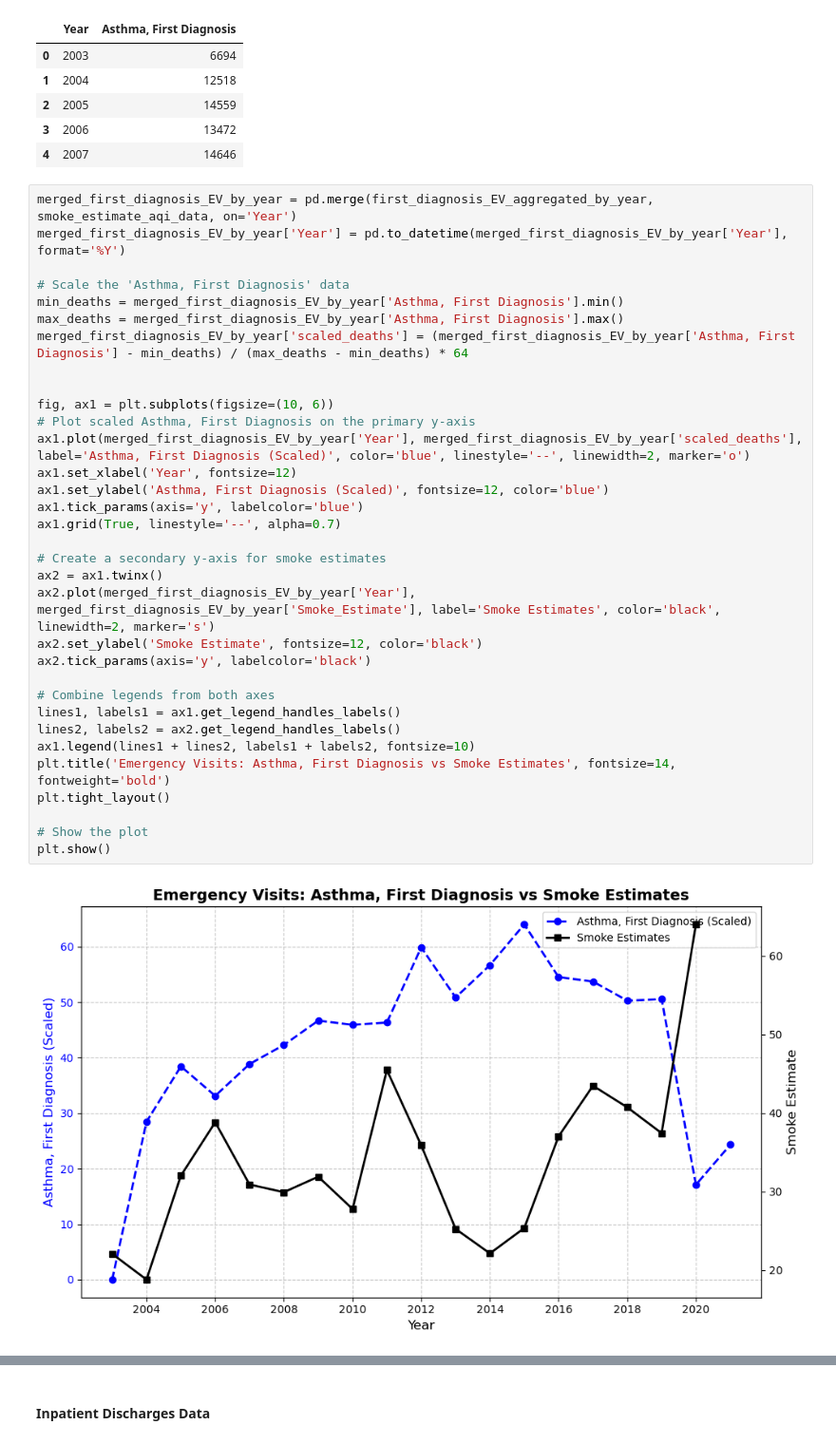
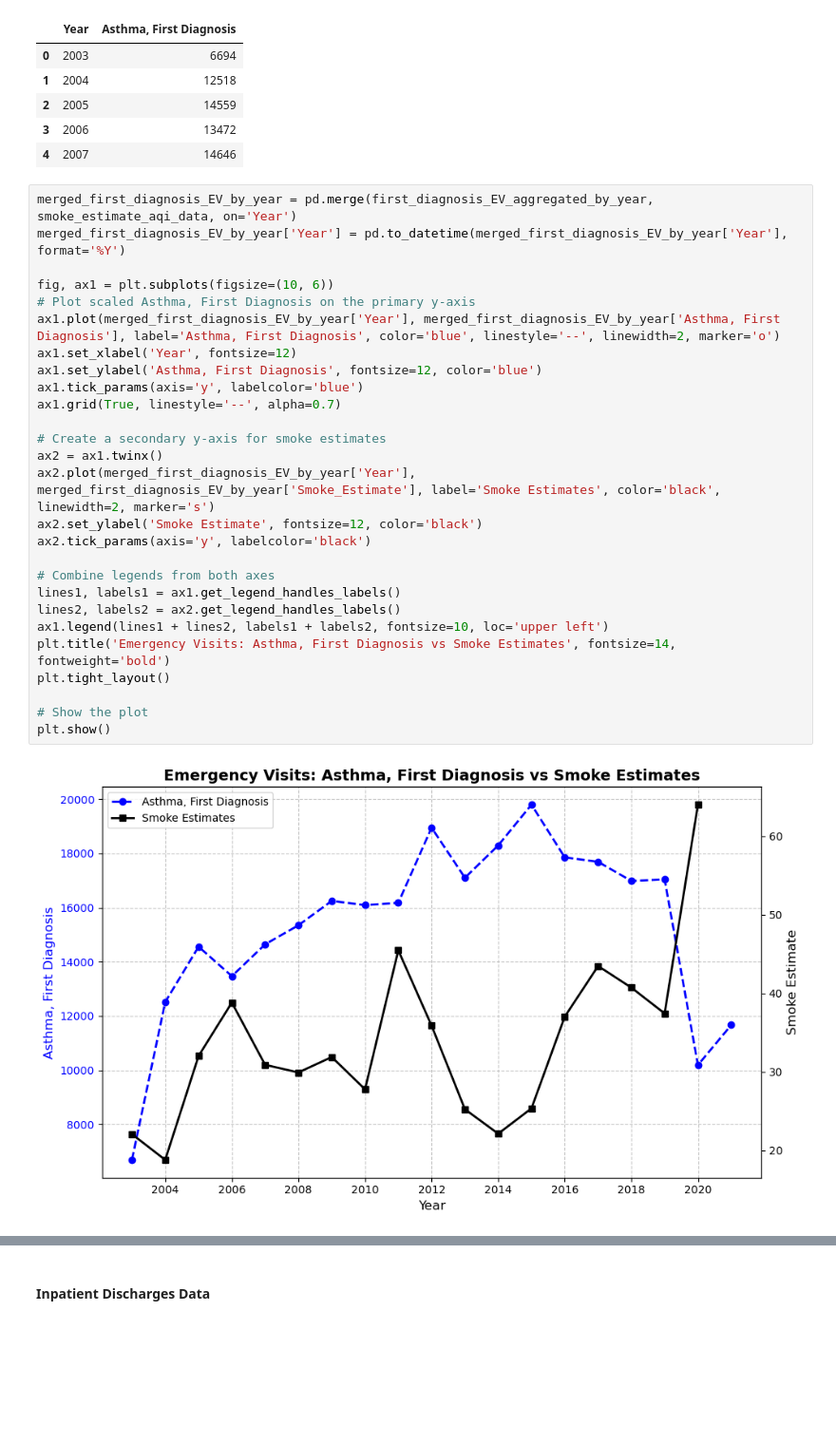
Before and after one commit to mihirgathani/Wildfire_Analysis_Project, a Jupyter notebook: Code/ExtensionPlan_DataExploration.ipynb, the cells around one changed output, grey strips where cells are left out. Shown at 95% size. Saved outputs shown, nothing was run; the diff lists cells and outputs as text; blank space fills up the shorter version.

```diff
--- a/Code/ExtensionPlan_DataExploration.ipynb
+++ b/Code/ExtensionPlan_DataExploration.ipynb
@@ -352,37 +323,31 @@ first_diagnosis_EV_aggregated_by_year.head()
 # %%
 merged_first_diagnosis_EV_by_year = pd.merge(first_diagnosis_EV_aggregated_by_year, smoke_estimate_aqi_data, on='Year')
 merged_first_diagnosis_EV_by_year['Year'] = pd.to_datetime(merged_first_diagnosis_EV_by_year['Year'], format='%Y')
 
-# Scale the 'Asthma, First Diagnosis' data
-min_deaths = merged_first_diagnosis_EV_by_year['Asthma, First Diagnosis'].min()
-max_deaths = merged_first_diagnosis_EV_by_year['Asthma, First Diagnosis'].max()
-merged_first_diagnosis_EV_by_year['scaled_deaths'] = (merged_first_diagnosis_EV_by_year['Asthma, First Diagnosis'] - min_deaths) / (max_deaths - min_deaths) * 64
-
-
 fig, ax1 = plt.subplots(figsize=(10, 6))
 # Plot scaled Asthma, First Diagnosis on the primary y-axis
-ax1.plot(merged_first_diagnosis_EV_by_year['Year'], merged_first_diagnosis_EV_by_year['scaled_deaths'], label='Asthma, First Diagnosis (Scaled)', color='blue', linestyle='--', linewidth=2, marker='o')
+ax1.plot(merged_first_diagnosis_EV_by_year['Year'], merged_first_diagnosis_EV_by_year['Asthma, First Diagnosis'], label='Asthma, First Diagnosis', color='blue', linestyle='--', linewidth=2, marker='o')
 ax1.set_xlabel('Year', fontsize=12)
-ax1.set_ylabel('Asthma, First Diagnosis (Scaled)', fontsize=12, color='blue')
+ax1.set_ylabel('Asthma, First Diagnosis', fontsize=12, color='blue')
 ax1.tick_params(axis='y', labelcolor='blue')
 ax1.grid(True, linestyle='--', alpha=0.7)
 
 # Create a secondary y-axis for smoke estimates
 ax2 = ax1.twinx()
 ax2.plot(merged_first_diagnosis_EV_by_year['Year'], merged_first_diagnosis_EV_by_year['Smoke_Estimate'], label='Smoke Estimates', color='black', linewidth=2, marker='s')
 ax2.set_ylabel('Smoke Estimate', fontsize=12, color='black')
 ax2.tick_params(axis='y', labelcolor='black')
 
 # Combine legends from both axes
 lines1, labels1 = ax1.get_legend_handles_labels()
 lines2, labels2 = ax2.get_legend_handles_labels()
-ax1.legend(lines1 + lines2, labels1 + labels2, fontsize=10)
+ax1.legend(lines1 + lines2, labels1 + labels2, fontsize=10, loc='upper left')
 plt.title('Emergency Visits: Asthma, First Diagnosis vs Smoke Estimates', fontsize=14, fontweight='bold')
 plt.tight_layout()
 
 # Show the plot
 plt.show()
 # %% [output]
-[figure, old version]
+[figure, new version]
 # %%
 # Calculate the correlation between 'Asthma, first diagnosis' and 'Smoke_Estimate'
```
Also changed, not shown: parts of 33 cells of this notebook, 4 other files.
